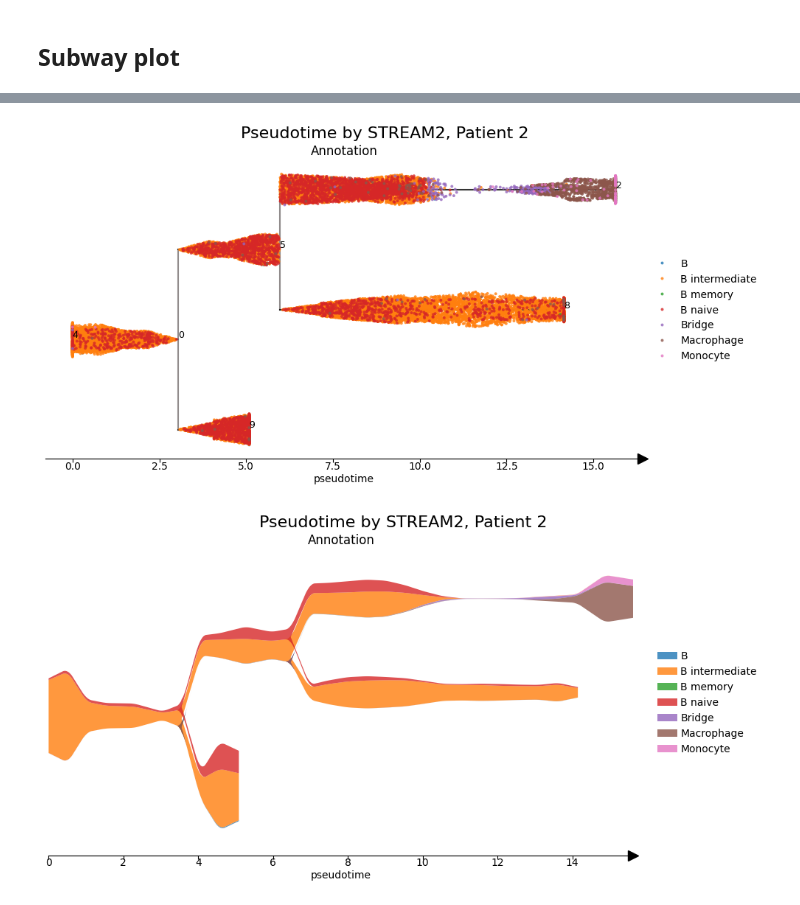
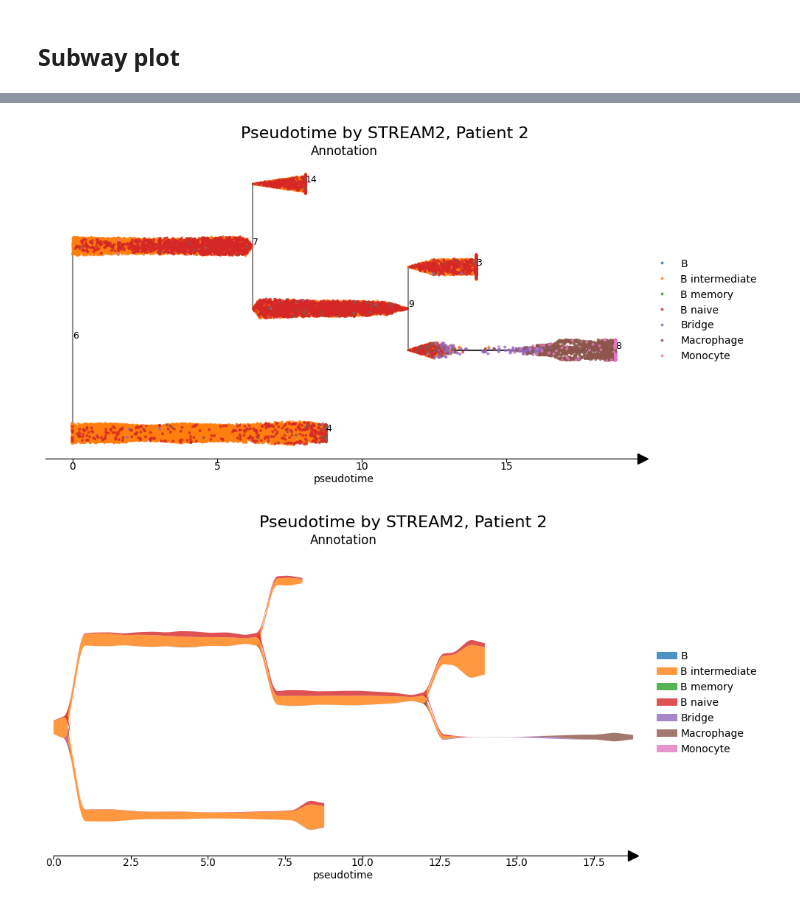
Before and after one commit to Augugustine/CITE-seq-analysis-CLL, a Jupyter notebook: 3- Boolean model/Stream2_macrostates.ipynb, the cells around one changed output, grey strips where cells are left out. Saved outputs shown, nothing was run; the diff lists cells and outputs as text; code cells hidden in the pictures.

```diff
--- a/3- Boolean model/Stream2_macrostates.ipynb
+++ b/3- Boolean model/Stream2_macrostates.ipynb
@@ -380,8 +380,8 @@ sc.pp.neighbors(adata,use_rep='X_pca')
 sc.tl.leiden(adata)
 st2.tl.find_disconnected_components(adata,groups='leiden')
 use_partition=['0']
-st2.tl.seed_graph(adata, obsm='X_umap', n_clusters=9,use_partition=use_partition)
-st2.tl.learn_graph(adata, obsm='X_umap', n_nodes=9,epg_alpha=0.01,epg_mu=0.2,use_partition=use_partition)
+st2.tl.seed_graph(adata, obsm='X_umap', n_clusters=16,use_partition=use_partition)
+st2.tl.learn_graph(adata, obsm='X_umap', n_nodes=16,epg_alpha=0.01,epg_mu=0.2,use_partition=use_partition)
 st2.pl.graph(adata,key='epg',color=['timepoint'],fig_size=(15,10),save_fig=False, show_text=True)
 plt.suptitle("UMAP trajectory by STREAM2, Patient 2", fontsize=16, y=1.02)
 #plt.savefig("/home/a.blanc-boekholt/Documents/Singlecell-R/Scripts/Plots/graph_p2.png", dpi=300, bbox_inches='tight')
@@ -396,31 +394,31 @@ Text(0.5, 1.02, 'UMAP trajectory by STREAM2, Patient 2')
 # %%
 warnings.filterwarnings("ignore")
 adata.uns['epg']['node'] = np.arange(
     adata.uns['epg']['node_pos'].shape[0]
 )
-st2.pl.stream_sc(adata, source=4,
+st2.pl.stream_sc(adata, source=6,
                  dist_scale=0.2,
                  color=['Annotation'],
                  fig_ncol=2,fig_size=(10, 5),
                  fig_legend_ncol=1,
                  save_fig=False)
 plt.suptitle("Pseudotime by STREAM2, Patient 2", fontsize=16, y=1.02)
 plt.savefig("/home/a.blanc-boekholt/Documents/Singlecell-R/Scripts/Plots/pseudotime_p2.png", dpi=300, bbox_inches='tight')
-st2.pl.stream(adata, source=4,
-                 dist_scale=1,
+st2.pl.stream(adata, source=6,
+                 dist_scale=0.5,
                  color=['Annotation'],fig_size=(10, 5),
                  fig_legend_ncol=1,
                  save_fig=False)
 plt.suptitle("Pseudotime by STREAM2, Patient 2", fontsize=16, y=1.02)
 plt.savefig("/home/a.blanc-boekholt/Documents/Singlecell-R/Scripts/Plots/pseudotime_prop_p2.png", dpi=300, bbox_inches='tight')
 
-st2.pl.stream(adata, source=4,
-                 dist_scale=1,
+st2.pl.stream(adata, source=6,
+                 dist_scale=0.5,
                  color=['timepoint'],
                  fig_legend_ncol=2,
                  save_fig=False)
 plt.suptitle("Pseudotime by STREAM2, Patient 2", fontsize=16, y=1.02)
 plt.savefig("/home/a.blanc-boekholt/Documents/Singlecell-R/Scripts/Plots/pseudotime_tiempnt_p2.png", dpi=300, bbox_inches='tight')
 # %% [output]
-[figure, old version]
+[figure, new version]
-[figure, old version]
+[figure, new version]
```
Also changed, not shown: parts of 11 cells of this notebook, 1 other file.
